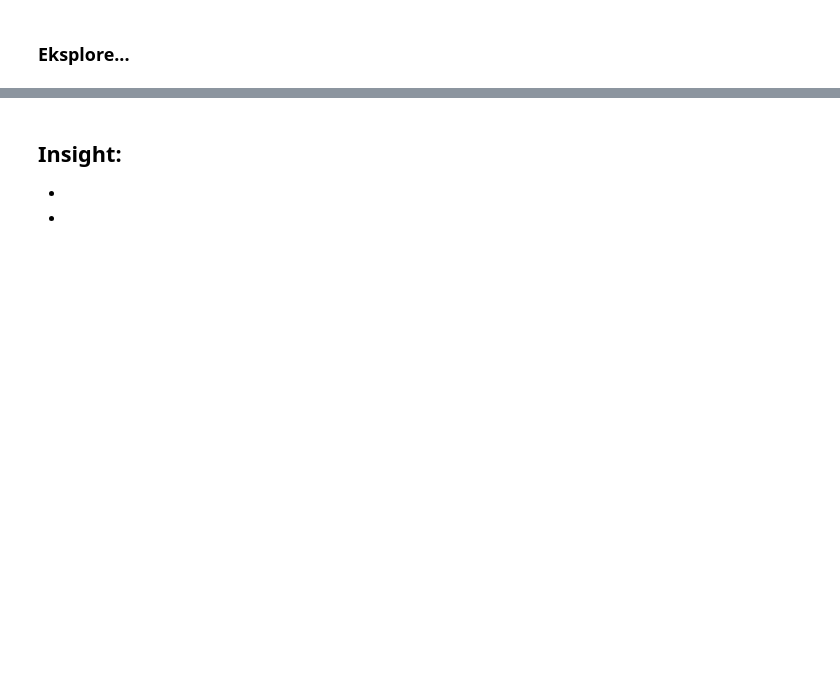
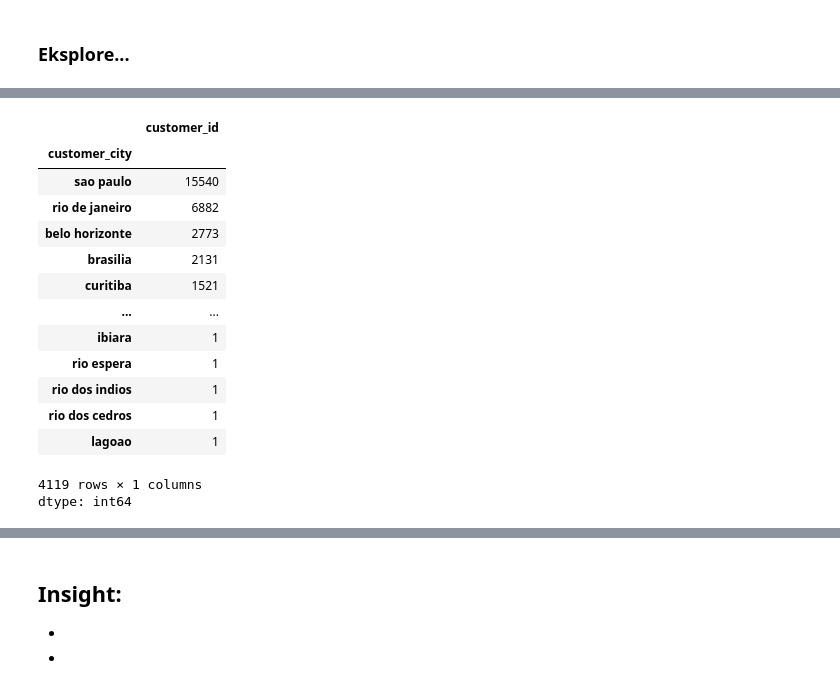
Before and after one commit to ralik45/E-Commerce-Analysis, a Jupyter notebook: Submission.ipynb, the cells around one changed output, grey strips where cells are left out. Cells and saved outputs as stored; diff of their text form; code cells hidden in the pictures; blank space fills up the shorter version.

```diff
--- a/Submission.ipynb
+++ b/Submission.ipynb
@@ -963,0 +998,18 @@ _____
+# %%
+customers_df.groupby(by="customer_city").customer_id.nunique().sort_values(ascending=False)
+# %% [output]
+|  | customer_id |
+| customer_city |  |
+| sao paulo | 15540 |
+| rio de janeiro | 6882 |
+| belo horizonte | 2773 |
+| brasilia | 2131 |
+| curitiba | 1521 |
+| ... | ... |
+| ibiara | 1 |
+| rio espera | 1 |
+| rio dos indios | 1 |
+| rio dos cedros | 1 |
+| lagoao | 1 |
+4119 rows × 1 columns
+dtype: int64
```
Also changed, not shown: parts of 17 cells of this notebook.
